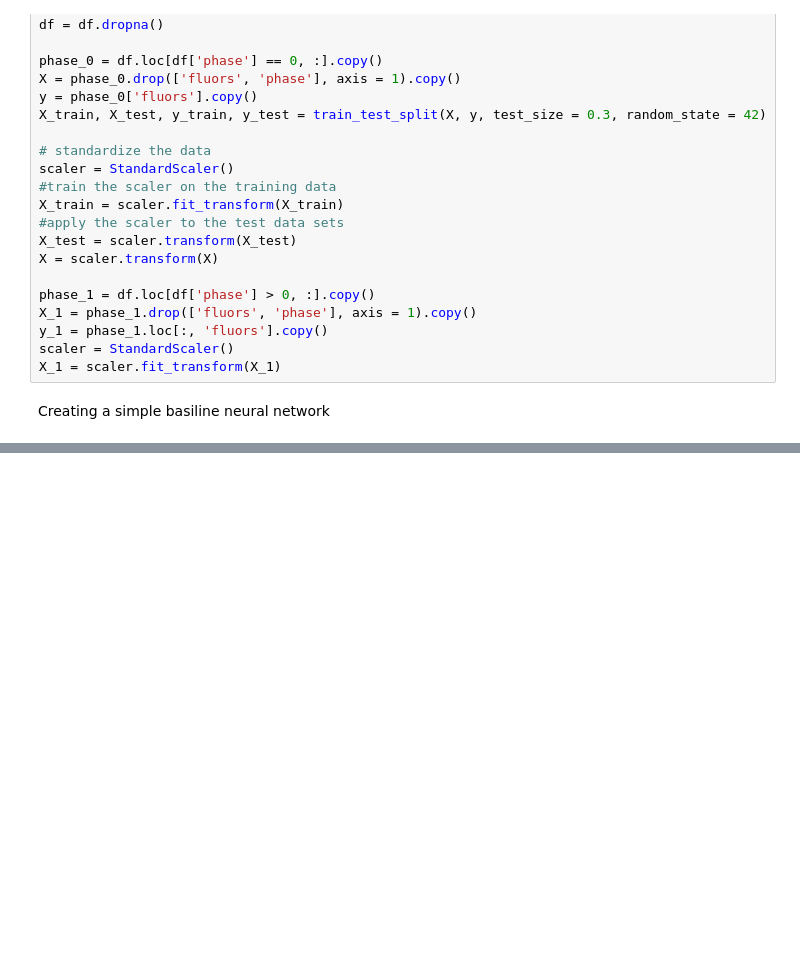
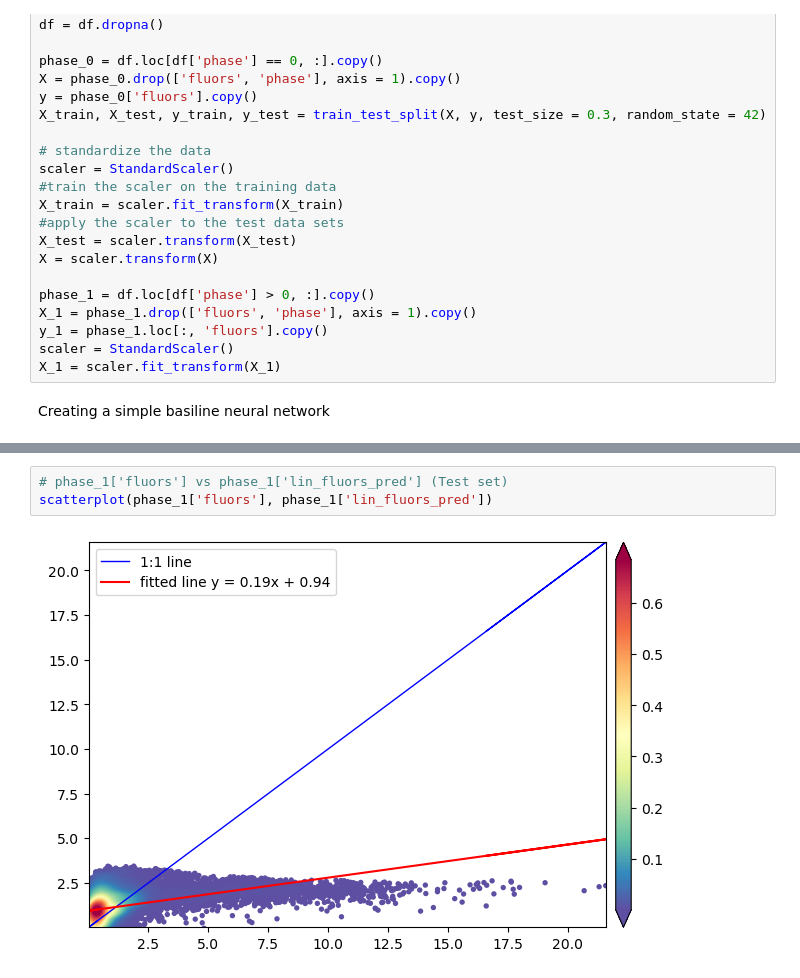
Before and after one commit to Reubenpt123/DAV, a Jupyter notebook: Baseline_models.ipynb, the cells around one changed output, grey strips where cells are left out. Drawn from its saved outputs; the diff is of its cells as text; blank space fills up the shorter version.

```diff
--- a/Baseline_models.ipynb
+++ b/Baseline_models.ipynb
@@ -293,0 +353,5 @@ fig.show()
+# %%
+# phase_1['fluors'] vs phase_1['lin_fluors_pred'] (Test set)
+scatterplot(phase_1['fluors'], phase_1['lin_fluors_pred'])
+# %% [output]
+[figure, added]
```
Also changed, not shown: parts of 16 cells of this notebook.
